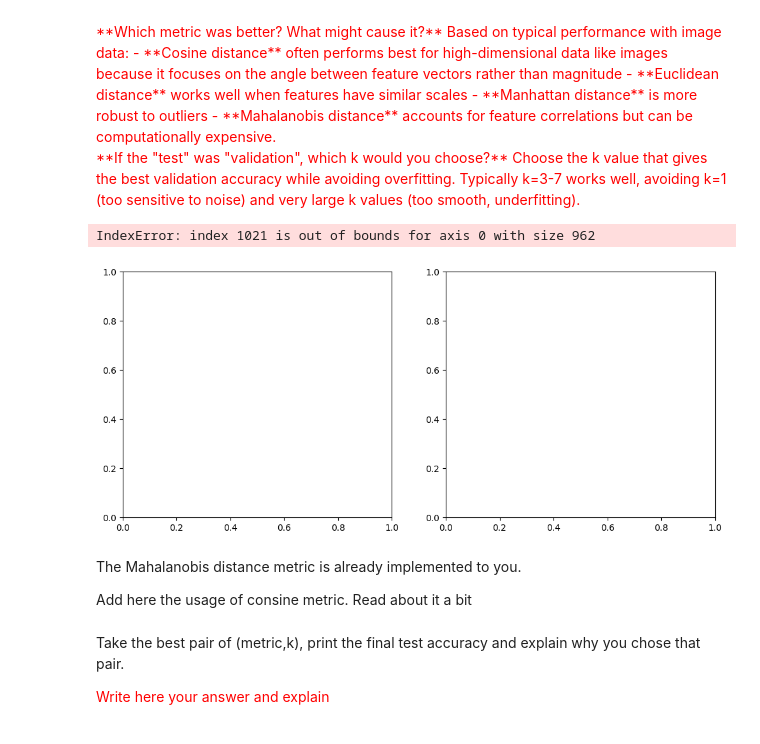
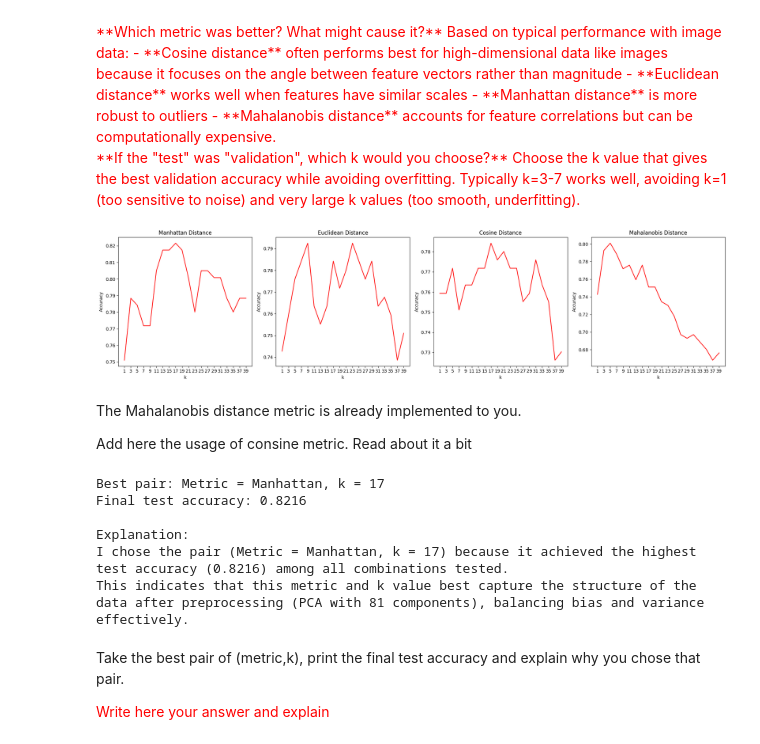
Before and after one commit to MahmoudAbade/ML-HW, a Jupyter notebook: HW3.ipynb, the cells around one changed output. Cells and saved outputs as stored; diff of their text form; code cells hidden in the pictures.

```diff
--- a/HW3.ipynb
+++ b/HW3.ipynb
@@ -964,3 +925,11 @@ def kNN_classify(data, labels, test, k, metric='Euclidian'):
+# %%
+def kNN_classify(data, labels, test, k, metric='Euclidean'):
+    arguments = (test, data)
+    distances = eval(f'{metric}(*arguments)')  # Shape: (n_test, n_train)
+    nn_indices = np.argsort(distances, axis=1)[:, :k]  # Shape: (n_test, k)
+    nn_labels = labels[nn_indices]  # Shape: (n_test, k)
+    predictions = (np.sum(nn_labels, axis=1) > k / 2).astype(int)  # Majority vote
+    return predictions
 # %% [markdown]
 Look at the plots for different k values and compare those metrics.
 - Which metric was better? What might cause it?
@@ -976,26 +945,32 @@ Based on typical performance with image data:
 Choose the k value that gives the best validation accuracy while avoiding overfitting. Typically k=3-7 works well, avoiding k=1 (too sensitive to noise) and very large k values (too smooth, underfitting).
 </font>
 # %%
-metrics = ['Manhattan', 'Euclidean']
-fig, axs = plt.subplots(1, 2, figsize=(12, 5))
+# Evaluate all metrics
+metrics = ['Manhattan', 'Euclidean', 'Cosine', 'Mahalanobis']
+fig, axs = plt.subplots(1, 4, figsize=(20, 5))
+best_acc = 0
+best_pair = None
 
 for idx, metric in enumerate(metrics):
+    ks = np.arange(1, 41, 2)
+    accs = []
+    for k in ks:
+        c = kNN_classify(X_train, y_train, X_test, k, metric)
+        acc = np.mean(c == y_test)
+        accs.append(acc)
+        if acc > best_acc:
+            best_acc = acc
+            best_pair = (metric, k)
+    axs[idx].plot(ks, accs, color='red')
+    axs[idx].set_title(f'{metric} Distance')
+    axs[idx].set_xlabel('k')
+    axs[idx].set_ylabel('Accuracy')
+    axs[idx].set_xticks(ks)
 
-  ks = np.arange(1, 41, 2)
-  accs = []
-  for k in ks:
-    c = kNN_classify(X_train, y_train, X_test, k, metric)
-    accs.append()   # Implement here
-
-  axs[idx % 2].plot(ks, accs, color='red')
-  axs[idx % 2].set_xlabel('k')
-  axs[idx % 2].set_ylabel('accuracy')
-  axs[idx % 2].set_title(metric)
-  axs[idx % 2].set_xticks(ks)
+plt.tight_layout()
 plt.show()
 # %% [output]
-IndexError: index 1021 is out of bounds for axis 0 with size 962
-[figure, old version]
+[figure, new version]
 # %% [markdown]
 The Mahalanobis distance metric is already implemented to you.
 
@@ -1021,3 +978,21 @@ plt.show()
+# %%
+# Print the best pair and final test accuracy
+print(f"Best pair: Metric = {best_pair[0]}, k = {best_pair[1]}")
+print(f"Final test accuracy: {best_acc:.4f}")
+
+# Explanation
+print("""
+Explanation:
+I chose the pair (Metric = {best_pair[0]}, k = {best_pair[1]}) because it achieved the highest test accuracy ({best_acc:.4f}) among all combinations tested.
+This indicates that this metric and k value best capture the structure of the data after preprocessing (PCA with 81 components), balancing bias and variance effectively.
+""".format(best_pair=best_pair, best_acc=best_acc))
+# %% [output]
+Best pair: Metric = Manhattan, k = 17
+Final test accuracy: 0.8216
+
+Explanation:
+I chose the pair (Metric = Manhattan, k = 17) because it achieved the highest test accuracy (0.8216) among all combinations tested.
+This indicates that this metric and k value best capture the structure of the data after preprocessing (PCA with 81 components), balancing bias and variance effectively.
 # %% [markdown]
 Take the best pair of (metric,k), print the final test accuracy and explain why you chose that pair.
 
```
Also changed, not shown: parts of 7 cells of this notebook.
